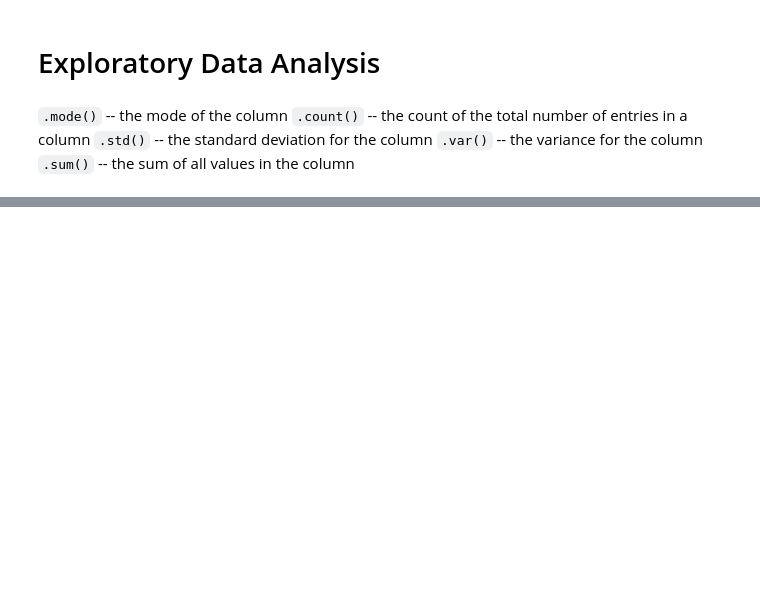
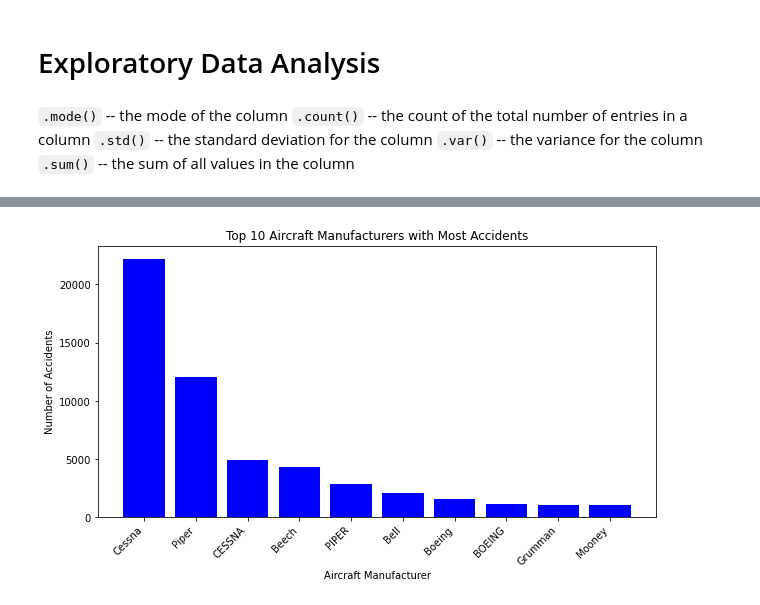
Before and after one commit to Noel-cyber/Aircraft_Reccomendation, a Jupyter notebook: project1.ipynb, the cells around one changed output, grey strips where cells are left out. Drawn from its saved outputs; the diff is of its cells as text; code cells hidden in the pictures; blank space fills up the shorter version.

```diff
--- a/project1.ipynb
+++ b/project1.ipynb
@@ -225,35 +227,0 @@ Name: Weather.Condition, dtype: int64
-# %%
-import pandas as pd
-
-# Load the dataset (use correct encoding if needed)
-df = pd.read_csv("AviationData.csv", encoding="ISO-8859-1")
-
-# Step 1: Convert date columns to datetime format
-df['Event.Date'] = pd.to_datetime(df['Event.Date'], errors='coerce')
-df['Publication.Date'] = pd.to_datetime(df['Publication.Date'], errors='coerce')
-
-# Step 2: Drop columns with excessive missing values (more than 50%)
-threshold = len(df) * 0.5
-df = df.dropna(thresh=threshold, axis=1)
-
-# Step 3: Handle missing values
-# Fill missing categorical values with "Unknown"
-categorical_cols = df.select_dtypes(include=['object']).columns
-df[categorical_cols] = df[categorical_cols].fillna("Unknown")
-
-# Fill missing numerical values with median
-numerical_cols = df.select_dtypes(include=['number']).columns
-df[numerical_cols] = df[numerical_cols].fillna(df[numerical_cols].median())
-
-# Step 4: Standardize column names (convert to lowercase, replace spaces with underscores)
-df.columns = df.columns.str.lower().str.replace(" ", "_")
-
-# Step 5: Remove duplicates
-df = df.drop_duplicates()
-
-# Save the cleaned dataset
-df.to_csv("cleaned_AviationData.csv", index=False)
-
-# Display dataset information
-df.info()
-print(df.head())
@@ -293,0 +424,12 @@ df
+# %%
+# Top 10 Aircraft Manufacturers with Most Accidents
+fig, ax = plt.subplots(figsize=(10, 5))
+top_makes = df["Make"].value_counts().head(10)
+ax.bar(top_makes.index, top_makes.values, color="blue")
+ax.set_xticklabels(top_makes.index, rotation=45, ha="right")
+ax.set_title("Top 10 Aircraft Manufacturers with Most Accidents")
+ax.set_xlabel("Aircraft Manufacturer")
+ax.set_ylabel("Number of Accidents")
+plt.show()
+# %% [output]
+[figure, added]
```
Also changed, not shown: parts of 44 cells of this notebook, 1 other file.
